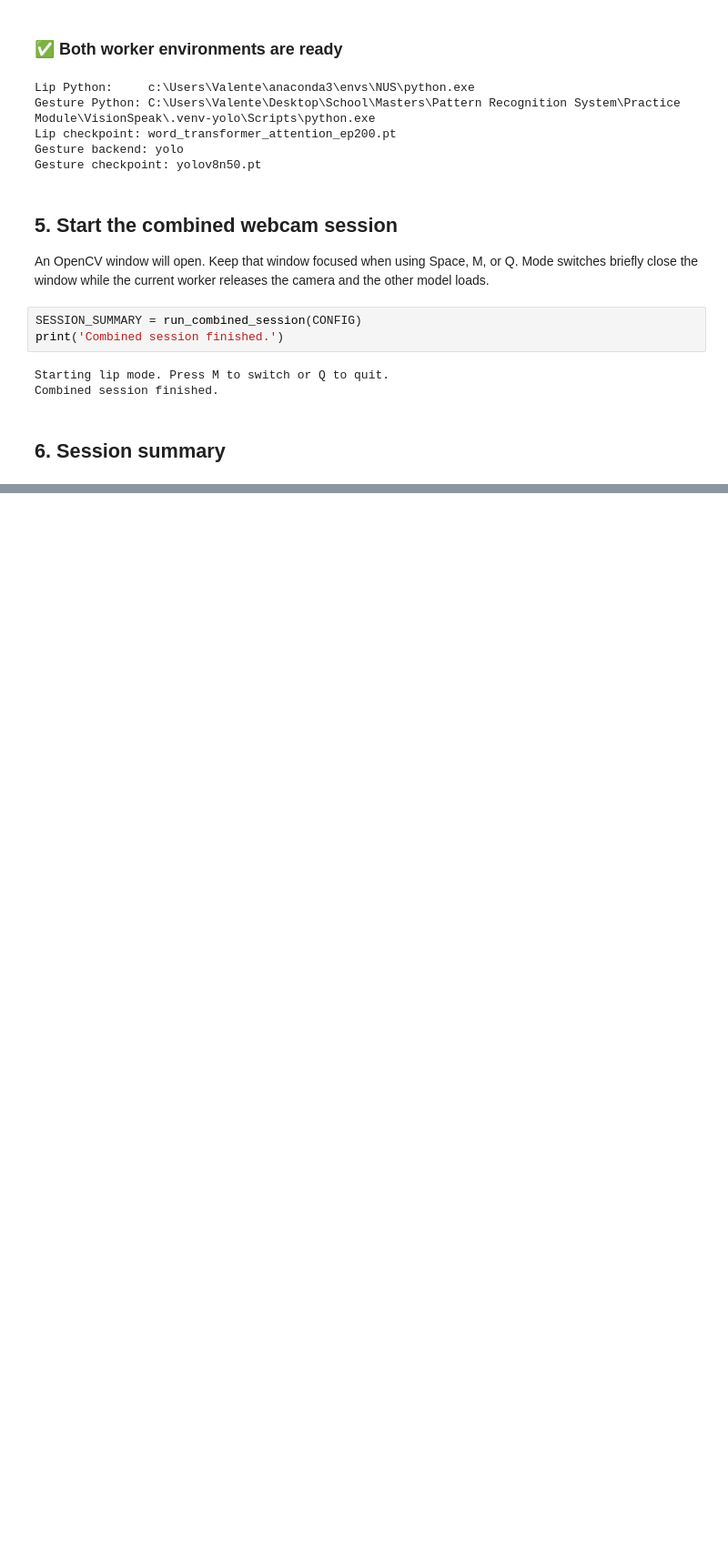
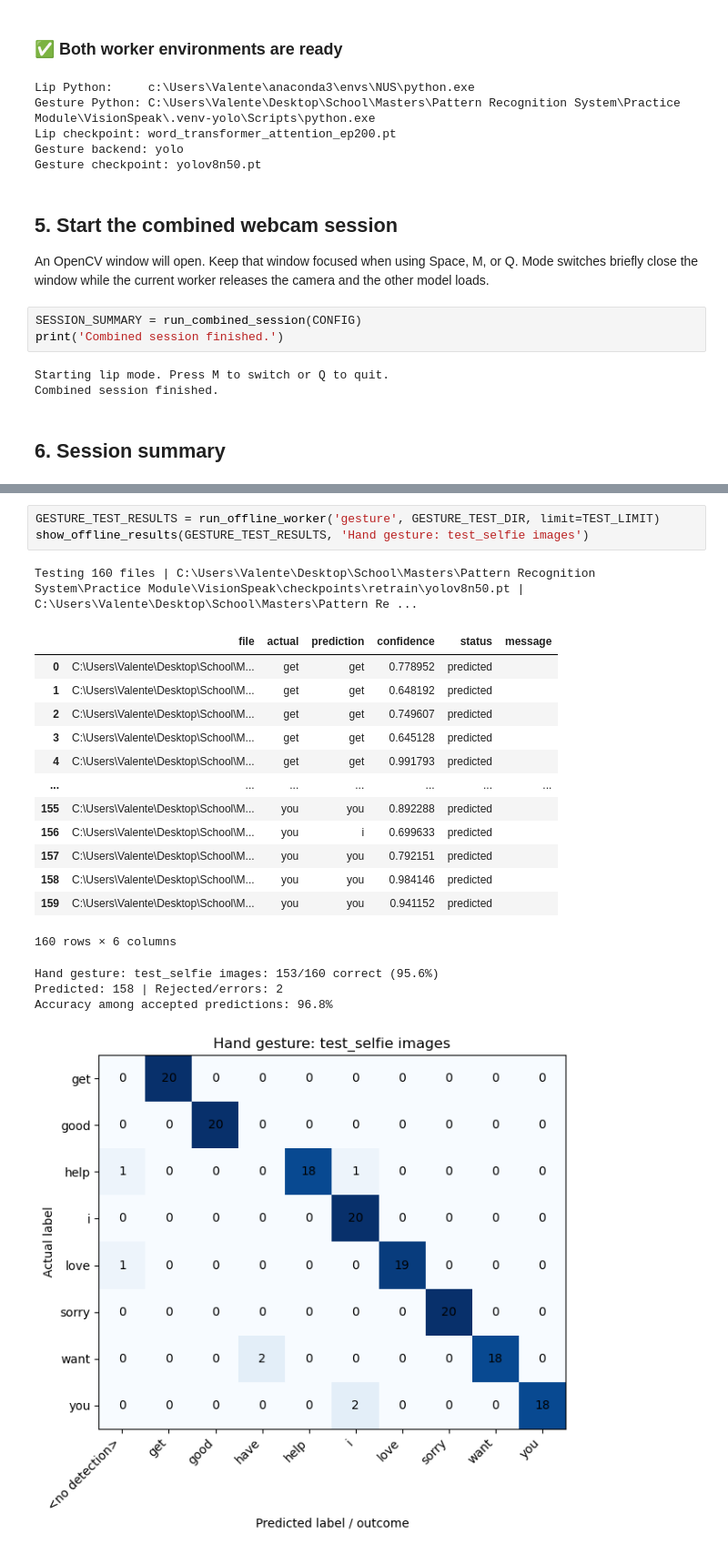
Before and after one commit to Tempesta-96/VisionSpeak, a Jupyter notebook: combinedVisionSpeak.ipynb, the cells around one changed output, grey strips where cells are left out. Shown at 91% size. Drawn from its saved outputs; the diff is of its cells as text; blank space fills up the shorter version.

```diff
--- a/combinedVisionSpeak.ipynb
+++ b/combinedVisionSpeak.ipynb
@@ -180,0 +343,22 @@ Mode switches: 0
+# %%
+GESTURE_TEST_RESULTS = run_offline_worker('gesture', GESTURE_TEST_DIR, limit=TEST_LIMIT)
+show_offline_results(GESTURE_TEST_RESULTS, 'Hand gesture: test_selfie images')
+# %% [output]
+Testing 160 files | C:\Users\Valente\Desktop\School\Masters\Pattern Recognition System\Practice Module\VisionSpeak\checkpoints\retrain\yolov8n50.pt | C:\Users\Valente\Desktop\School\Masters\Pattern Re ...
+|  | file | actual | prediction | confidence | status | message |
+| 0 | C:\Users\Valente\Desktop\School\M... | get | get | 0.778952 | predicted |  |
+| 1 | C:\Users\Valente\Desktop\School\M... | get | get | 0.648192 | predicted |  |
+| 2 | C:\Users\Valente\Desktop\School\M... | get | get | 0.749607 | predicted |  |
+| 3 | C:\Users\Valente\Desktop\School\M... | get | get | 0.645128 | predicted |  |
+| 4 | C:\Users\Valente\Desktop\School\M... | get | get | 0.991793 | predicted |  |
+| ... | ... | ... | ... | ... | ... | ... |
+| 155 | C:\Users\Valente\Desktop\School\M... | you | you | 0.892288 | predicted |  |
+| 156 | C:\Users\Valente\Desktop\School\M... | you | i | 0.699633 | predicted |  |
+| 157 | C:\Users\Valente\Desktop\School\M... | you | you | 0.792151 | predicted |  |
+| 158 | C:\Users\Valente\Desktop\School\M... | you | you | 0.984146 | predicted |  |
+| 159 | C:\Users\Valente\Desktop\School\M... | you | you | 0.941152 | predicted |  |
+160 rows × 6 columns
+Hand gesture: test_selfie images: 153/160 correct (95.6%)
+Predicted: 158 | Rejected/errors: 2
+Accuracy among accepted predictions: 96.8%
+[figure, added]
```
Also changed, not shown: parts of 9 cells of this notebook.
